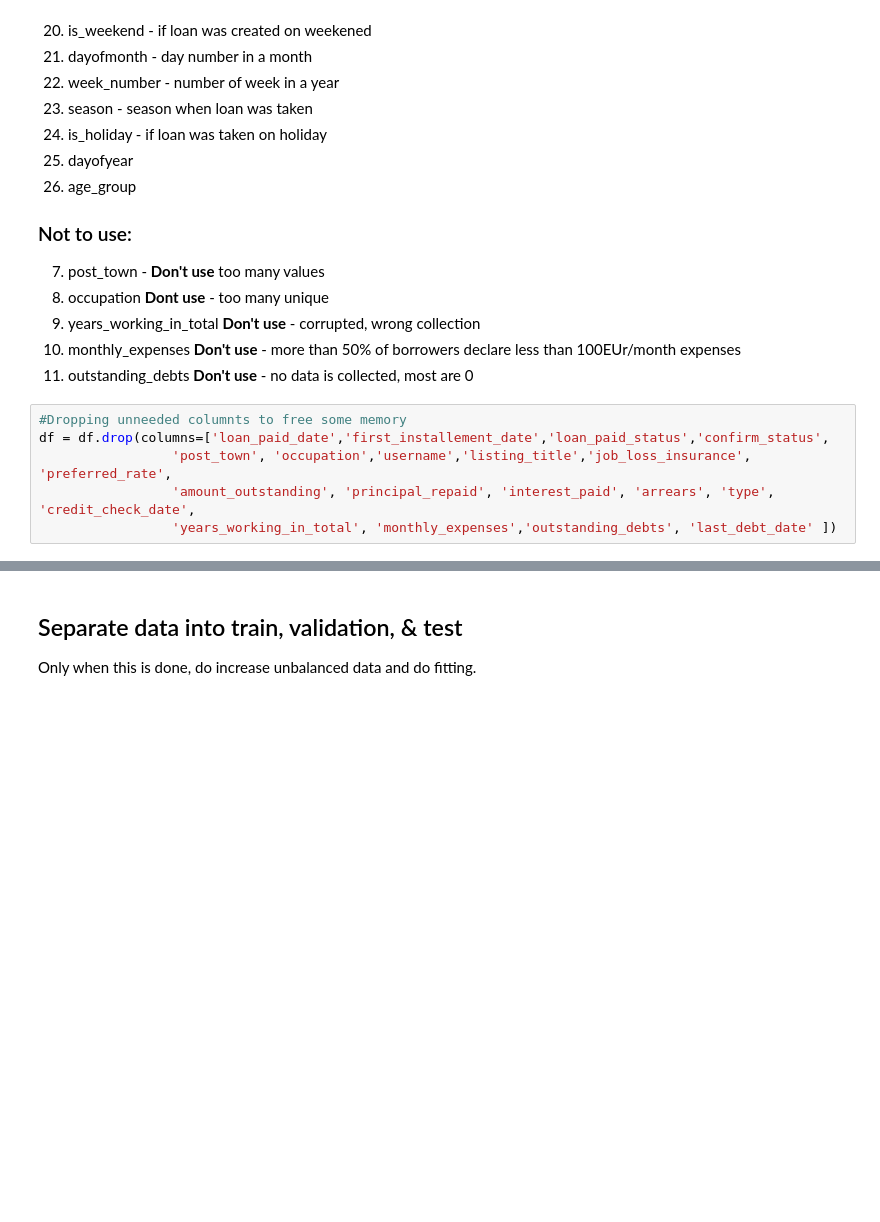
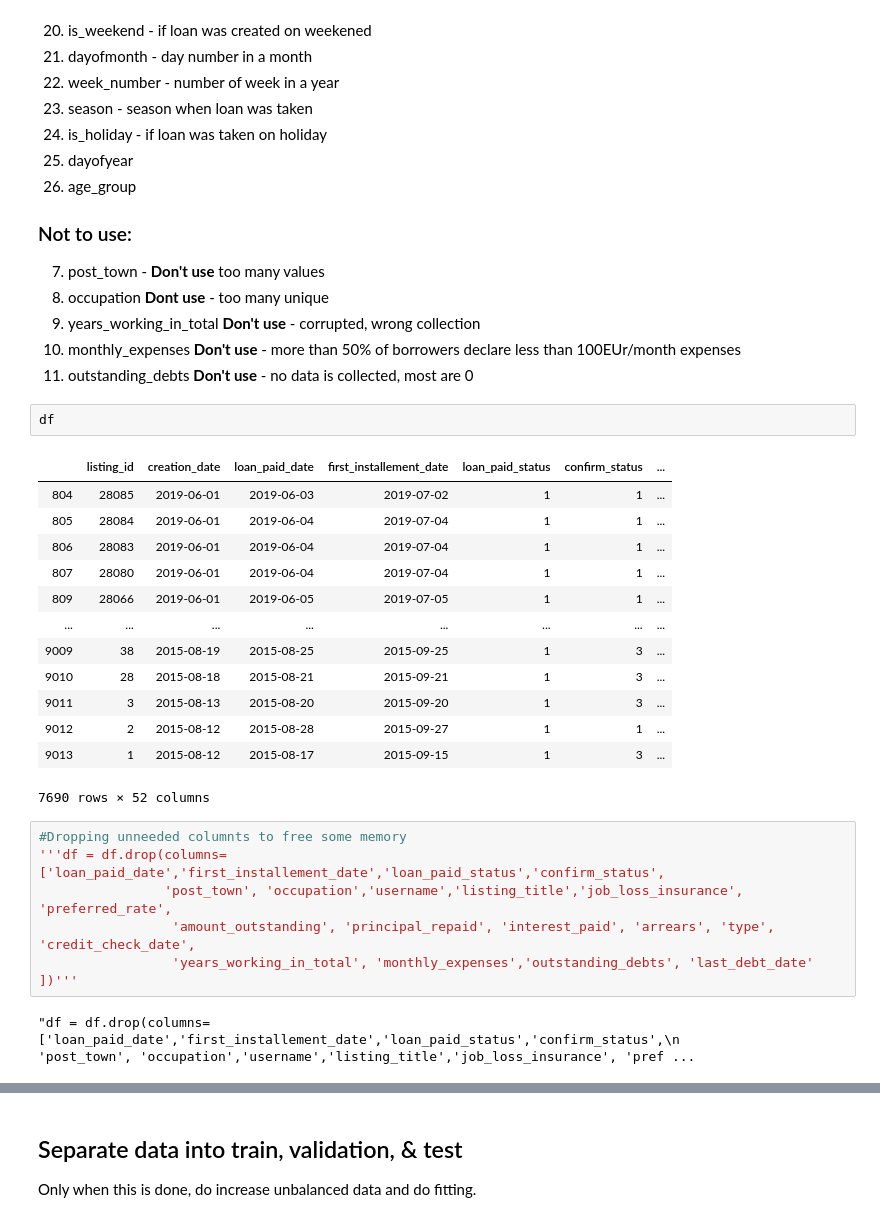
Before and after one commit to ValdemarQ/competitions, a Jupyter notebook: Finbee/C - Class project - Finbee - Predicting who will default on loans.ipynb, the cells around one changed output, grey strips where cells are left out. Saved outputs shown, nothing was run; the diff lists cells and outputs as text; blank space fills up the shorter version.

```diff
--- a/Finbee/C - Class project - Finbee - Predicting who will default on loans.ipynb
+++ b/Finbee/C - Class project - Finbee - Predicting who will default on loans.ipynb
@@ -1140,10 +1140,28 @@ Based on dataset we see that only following feature may be of value for models
 13. years_working_in_total **Don't use** - corrupted, wrong collection
 17. monthly_expenses **Don't use** - more than 50% of borrowers declare less than 100EUr/month expenses
 20. outstanding_debts **Don't use** - no data is collected, most are 0
+# %%
+df
+# %% [output]
+|  | listing_id | creation_date | loan_paid_date | first_installement_date | loan_paid_status | confirm_status | ... |
+| 804 | 28085 | 2019-06-01 | 2019-06-03 | 2019-07-02 | 1 | 1 | ... |
+| 805 | 28084 | 2019-06-01 | 2019-06-04 | 2019-07-04 | 1 | 1 | ... |
+| 806 | 28083 | 2019-06-01 | 2019-06-04 | 2019-07-04 | 1 | 1 | ... |
+| 807 | 28080 | 2019-06-01 | 2019-06-04 | 2019-07-04 | 1 | 1 | ... |
+| 809 | 28066 | 2019-06-01 | 2019-06-05 | 2019-07-05 | 1 | 1 | ... |
+| ... | ... | ... | ... | ... | ... | ... | ... |
+| 9009 | 38 | 2015-08-19 | 2015-08-25 | 2015-09-25 | 1 | 3 | ... |
+| 9010 | 28 | 2015-08-18 | 2015-08-21 | 2015-09-21 | 1 | 3 | ... |
+| 9011 | 3 | 2015-08-13 | 2015-08-20 | 2015-09-20 | 1 | 3 | ... |
+| 9012 | 2 | 2015-08-12 | 2015-08-28 | 2015-09-27 | 1 | 1 | ... |
+| 9013 | 1 | 2015-08-12 | 2015-08-17 | 2015-09-15 | 1 | 3 | ... |
+7690 rows × 52 columns
 # %%
 #Dropping unneeded columnts to free some memory
-df = df.drop(columns=['loan_paid_date','first_installement_date','loan_paid_status','confirm_status',
-                 'post_town', 'occupation','username','listing_title','job_loss_insurance', 'preferred_rate',
+'''df = df.drop(columns=['loan_paid_date','first_installement_date','loan_paid_status','confirm_status',
+                'post_town', 'occupation','username','listing_title','job_loss_insurance', 'preferred_rate',
                  'amount_outstanding', 'principal_repaid', 'interest_paid', 'arrears', 'type', 'credit_check_date',
-                 'years_working_in_total', 'monthly_expenses','outstanding_debts', 'last_debt_date' ])
+                 'years_working_in_total', 'monthly_expenses','outstanding_debts', 'last_debt_date' ])'''
+# %% [output]
+"df = df.drop(columns=['loan_paid_date','first_installement_date','loan_paid_status','confirm_status',\n                'post_town', 'occupation','username','listing_title','job_loss_insurance', 'pref ...
 # %%
```
Also changed, not shown: parts of 26 cells of this notebook.
